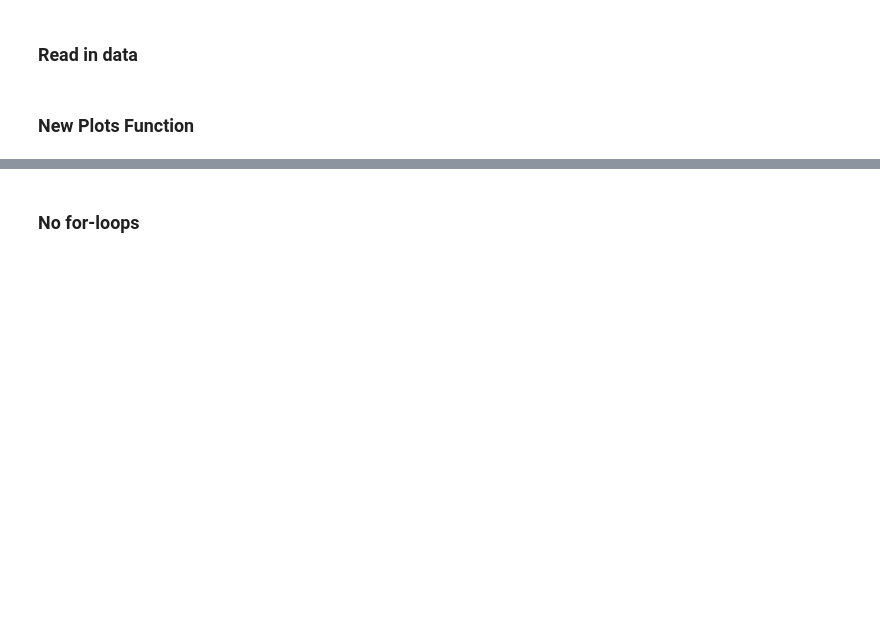
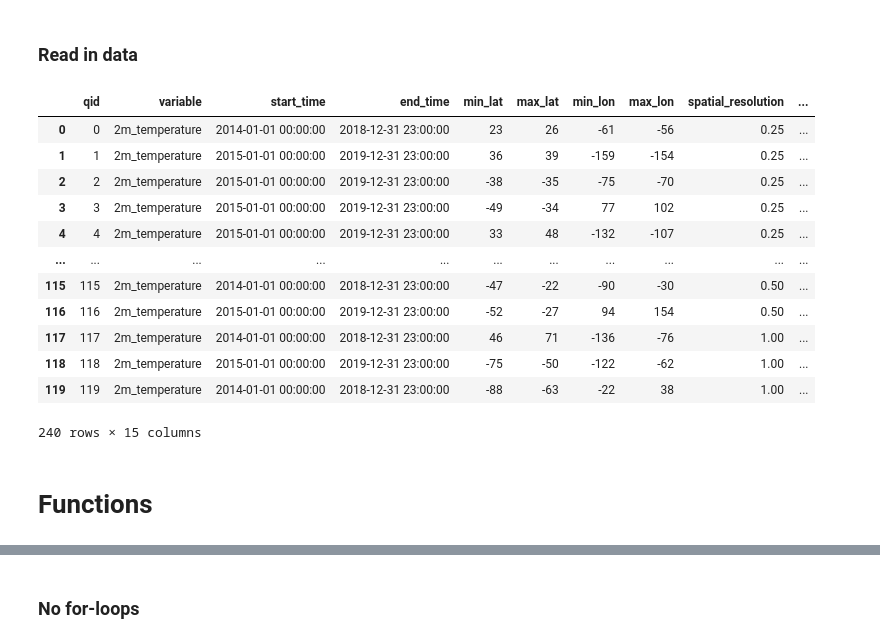
Before and after one commit to iharp3/experiment-kit, a Jupyter notebook: experiment/results/plot_refactor.ipynb, the cells around one changed output, grey strips where cells are left out. Cells and saved outputs as stored; diff of their text form; code cells hidden in the pictures; blank space fills up the shorter version.

```diff
--- a/experiment/results/plot_refactor.ipynb
+++ b/experiment/results/plot_refactor.ipynb
@@ -93,10 +93,25 @@ with open(json_file, "r") as f:
 # %%
 import glob
 polaris_list = glob.glob("/data/experiment-kit/newGetRasExp0226/proposed_GR_result_*.csv")
 df_polaris_all = load_results(polaris_list)
 
 vanilla_list = glob.glob("/data/experiment-kit/newGetRasExp0226/vanilla_GR_result_*-*.csv")
 df_vanilla_all = load_results(vanilla_list)
 
 tdb_list = glob.glob("/data/experiment-kit/newGetRasExp0226/tdb_GR_result_*-*.csv")
 df_tdb_all = load_results(tdb_list)
+df_tdb_all
+# %% [output]
+|  | qid | variable | start_time | end_time | min_lat | max_lat | min_lon | max_lon | spatial_resolution | ... |
+| 0 | 0 | 2m_temperature | 2014-01-01 00:00:00 | 2018-12-31 23:00:00 | 23 | 26 | -61 | -56 | 0.25 | ... |
+| 1 | 1 | 2m_temperature | 2015-01-01 00:00:00 | 2019-12-31 23:00:00 | 36 | 39 | -159 | -154 | 0.25 | ... |
+| 2 | 2 | 2m_temperature | 2015-01-01 00:00:00 | 2019-12-31 23:00:00 | -38 | -35 | -75 | -70 | 0.25 | ... |
+| 3 | 3 | 2m_temperature | 2015-01-01 00:00:00 | 2019-12-31 23:00:00 | -49 | -34 | 77 | 102 | 0.25 | ... |
+| 4 | 4 | 2m_temperature | 2015-01-01 00:00:00 | 2019-12-31 23:00:00 | 33 | 48 | -132 | -107 | 0.25 | ... |
+| ... | ... | ... | ... | ... | ... | ... | ... | ... | ... | ... |
+| 115 | 115 | 2m_temperature | 2014-01-01 00:00:00 | 2018-12-31 23:00:00 | -47 | -22 | -90 | -30 | 0.50 | ... |
+| 116 | 116 | 2m_temperature | 2015-01-01 00:00:00 | 2019-12-31 23:00:00 | -52 | -27 | 94 | 154 | 0.50 | ... |
+| 117 | 117 | 2m_temperature | 2014-01-01 00:00:00 | 2018-12-31 23:00:00 | 46 | 71 | -136 | -76 | 1.00 | ... |
+| 118 | 118 | 2m_temperature | 2015-01-01 00:00:00 | 2019-12-31 23:00:00 | -75 | -50 | -122 | -62 | 1.00 | ... |
+| 119 | 119 | 2m_temperature | 2014-01-01 00:00:00 | 2018-12-31 23:00:00 | -88 | -63 | -22 | 38 | 1.00 | ... |
+240 rows × 15 columns
@@ -109,2 +118,2 @@ df_tdb = df_tdb_all[df_tdb_all["category"]==category]
-# %% [markdown]
-### New Plots Function
+# %% [markdown]
+# Functions
```
Also changed, not shown: parts of 15 cells of this notebook, 3 other files.
